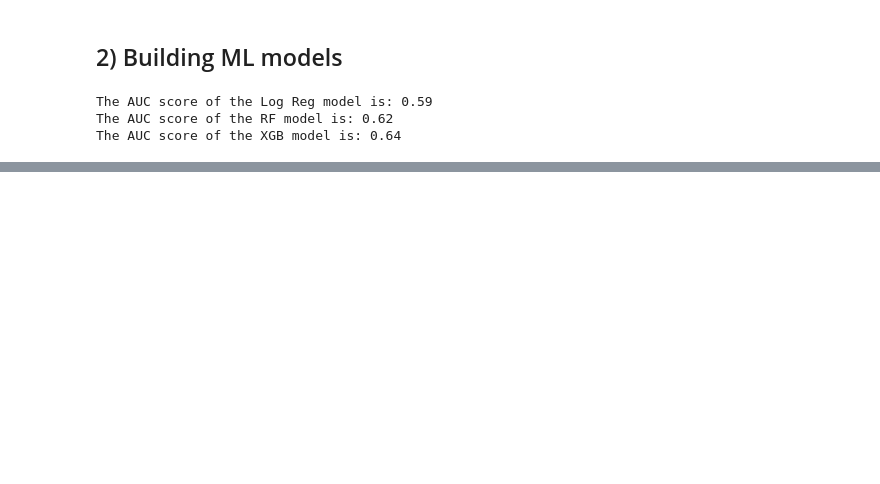
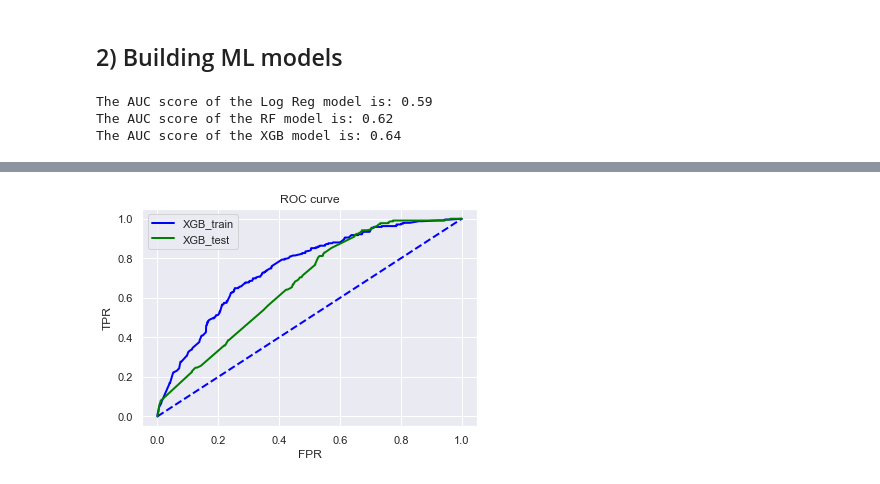
Before and after one commit to TheBeeGuy/No_show_patience, a Jupyter notebook: Ma_Insight_No_Show_Patience.ipynb, the cells around one changed output, grey strips where cells are left out. Drawn from its saved outputs; the diff is of its cells as text; code cells hidden in the pictures; blank space fills up the shorter version.

```diff
--- a/Ma_Insight_No_Show_Patience.ipynb
+++ b/Ma_Insight_No_Show_Patience.ipynb
@@ -213,0 +408,27 @@ The AUC score of the XGB model is: 0.64
+# %%
+import matplotlib.pyplot as plt
+
+y_pred_model_xgb_train = model_xgb_PT.predict_proba(X_train)
+
+##comparing ROC for XGB train and test
+fpr_2, tpr_2,_=roc_curve(y_test,pd.DataFrame(y_pred_model_xgb_PT)[1],drop_intermediate=False)
+fpr_train, tpr_train,_=roc_curve(y_train,pd.DataFrame(y_pred_model_xgb_train)[1],drop_intermediate=False)
+
+
+plt.plot([0, 1], [0, 1], color='blue', lw=2, linestyle='--')
+plt.plot(fpr_train, tpr_train, color='blue', lw=2, label='XGB_train')
+plt.plot(fpr_2, tpr_2, color='green', lw=2, label='XGB_test')
+
+
+##Title and label
+
+plt.xlabel('FPR')
+plt.ylabel('TPR')
+plt.legend()
+plt.title('ROC curve')
+
+
+plt.savefig(cwd + '/data/test_vs_train.png')
+plt.show()
+# %% [output]
+[figure, added]
```
Also changed, not shown: parts of 39 cells of this notebook, 6 other files.
